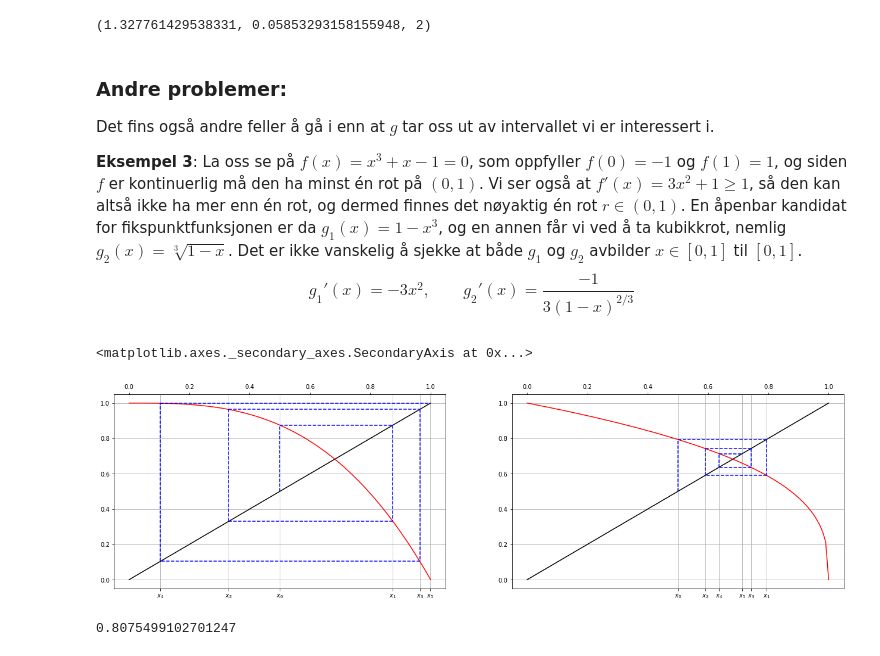
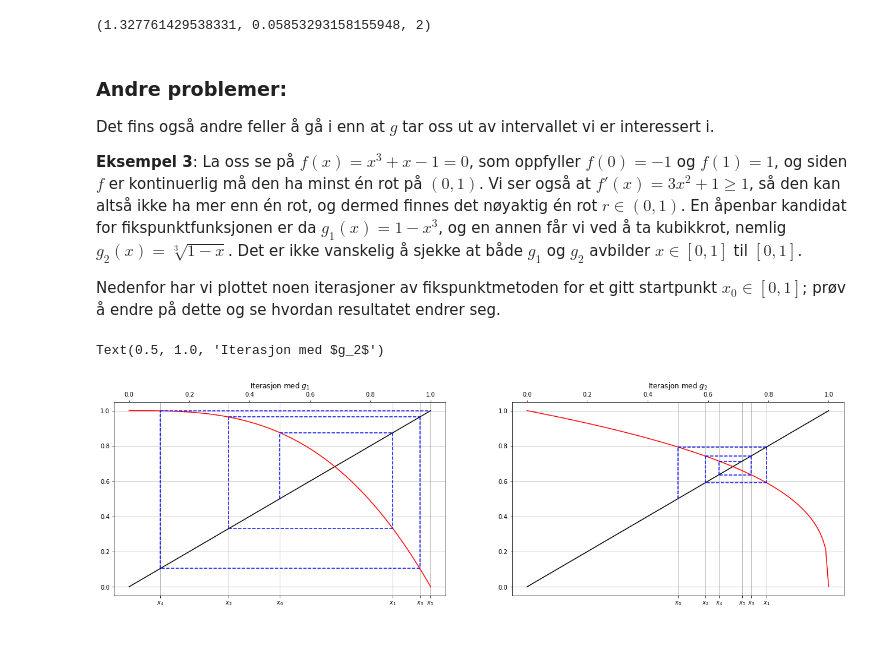
Before and after one commit to imfdrift/INGX1002H24, a Jupyter notebook: fixpoint.ipynb, the cells around one changed output. Drawn from its saved outputs; the diff is of its cells as text; code cells hidden in the pictures.

```diff
--- a/fixpoint.ipynb
+++ b/fixpoint.ipynb
@@ -217,54 +217,56 @@ La oss se på $f(x) = x^3 + x -1 = 0$, som oppfyller $f(0) = -1$ og $f(1) = 1$,
 så den kan altså ikke ha mer enn én rot, og dermed finnes det nøyaktig én rot $r \in (0,1)$.
 En åpenbar kandidat for fikspunktfunksjonen er da $g_1(x) = 1-x^3$, og en annen får vi ved å ta kubikkrot, nemlig $g_2(x) = \sqrt[3]{1-x}$.
 Det er ikke vanskelig å sjekke at både $g_1$ og $g_2$ avbilder $x \in [0,1]$ til $[0,1]$.
-$$ g_1'(x) = -3x^2, \qquad g_2'(x) = \frac{-1}{3(1-x)^{2/3}} $$
+
+Nedenfor har vi plottet noen iterasjoner av fikspunktmetoden for et gitt startpunkt $x_0 \in [0,1]$; prøv å endre på dette og se hvordan resultatet endrer seg.
 # %%
 def f2(x):
+    # f
     return x**3 + x -1
 
 def g2(x):
+    # g_1
     return 1 - x**3
 
 def g3(x):
+    # g_2
     return (1-x)**(1/3)
 
 x0 = 0.5 # Startgjett, prøv å endre dette
-N = 5
+N = 5 # Antall iterasjoner
 X = np.zeros([2,N+1])
 X[0,0] = x0
 X[1,0] = x0
 
 fig, (ax3,ax4) = plt.subplots(1,2,figsize=(22,6))
 ax3.plot(x-1,x-1,'k')
 ax4.plot(x-1,x-1,'k')
 ax3.plot(x-1,g2(x-1),'r')
 ax4.plot(x-1,g3(x-1),'r')
 ax3.grid(True)
 ax4.grid(True)
 
 for k in range(1,N+1):
     X[0,k] = fixpoint(g2,X[0,k-1],np.Inf,1)[0]
     X[1,k] = fixpoint(g3,X[1,k-1],np.Inf,1)[0]
 
     ax3.plot([X[0,k-1],X[0,k-1]],[X[0,k-1],X[0,k]],'b--')
     ax3.plot([X[0,k-1],X[0,k]],[X[0,k],X[0,k]],'b--')
 
     ax4.plot([X[1,k-1],X[1,k-1]],[X[1,k-1],X[1,k]],'b--')
     ax4.plot([X[1,k-1],X[1,k]],[X[1,k],X[1,k]],'b--')
 
 ax3.set_xticks(X[0,:])
 xlabels = ['$x_{:d}$'.format(k) for k in range(0,N+1)]
 ax3.set_xticklabels(xlabels)
 ax3.secondary_xaxis('top')
+ax3.set_title('Iterasjon med $g_1$')
 
 ax4.set_xticks(X[1,:])
 xlabels = ['$x_{:d}$'.format(k) for k in range(0,N+1)]
 ax4.set_xticklabels(xlabels)
 ax4.secondary_xaxis('top')
+ax4.set_title('Iterasjon med $g_2$')
 # %% [output]
-<matplotlib.axes._secondary_axes.SecondaryAxis at 0x...>
+Text(0.5, 1.0, 'Iterasjon med $g_2$')
-[figure, old version]
+[figure, new version]
-# %%
-1-3**(-3/2)
-# %% [output]
-0.8075499102701247
```
Also changed, not shown: parts of 2 cells of this notebook, 1 other file.
